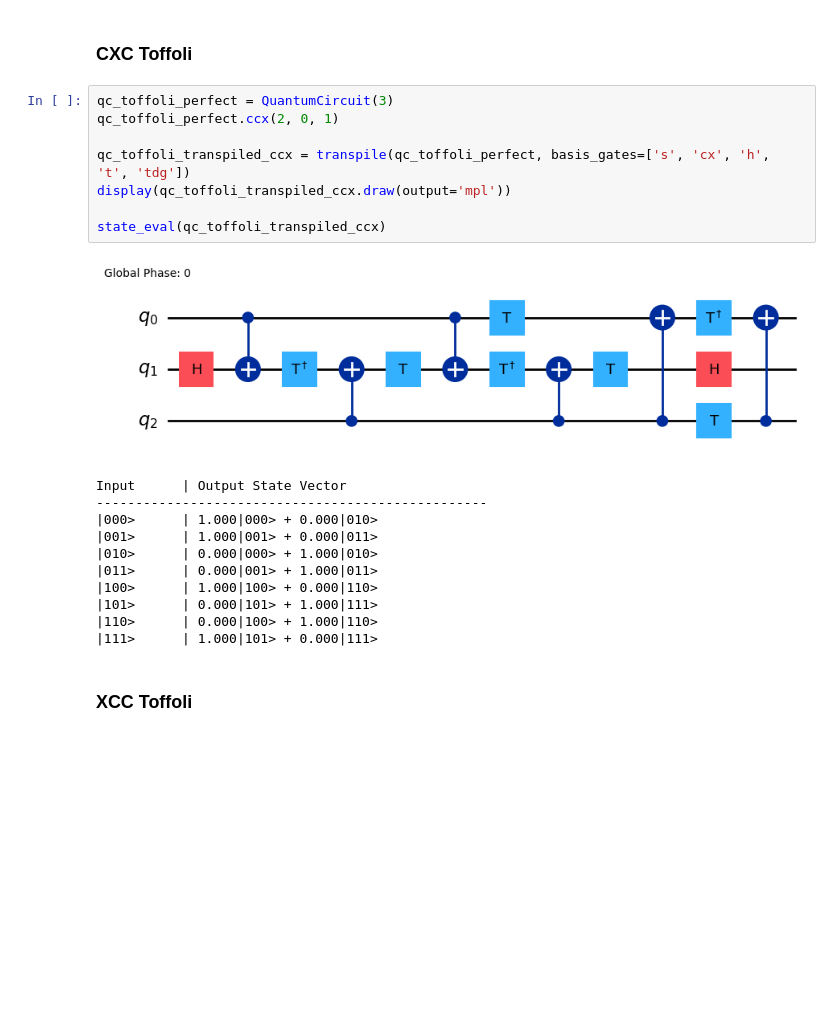
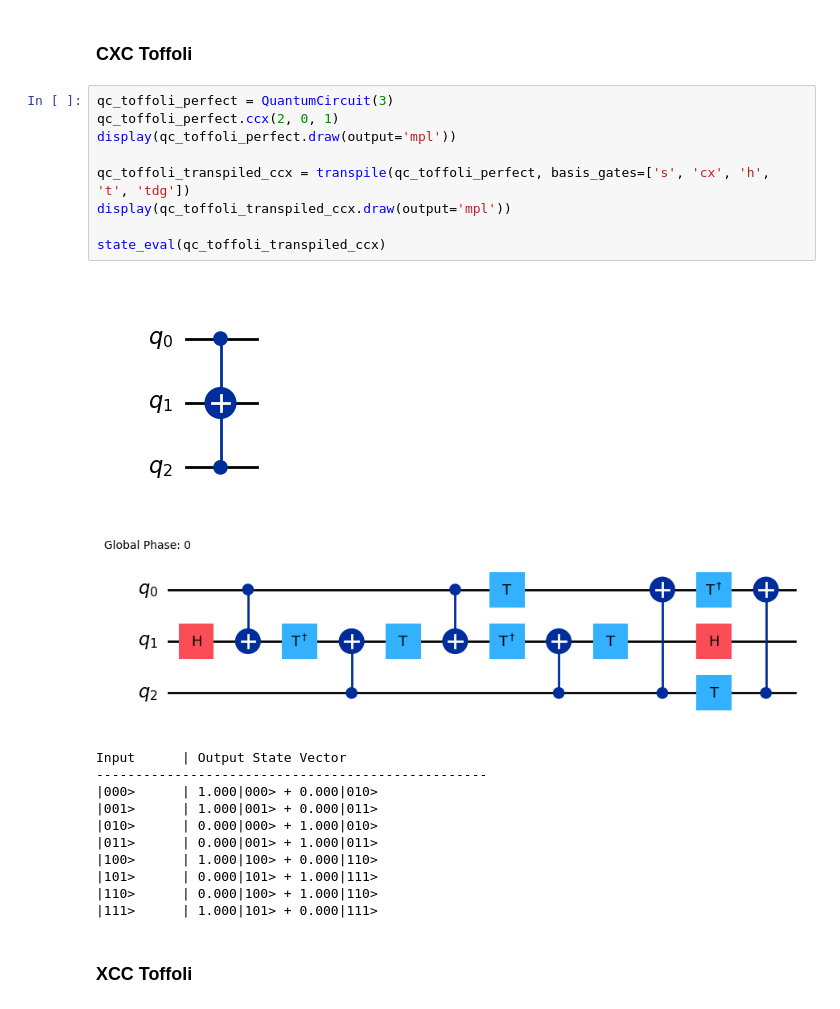
Before and after one commit to vpjuguilon/Physics-305-Quantum-Information, a Jupyter notebook: toffoli.ipynb, the cells around one changed output. Drawn from its saved outputs; the diff is of its cells as text; blank space fills up the shorter version.

```diff
--- a/toffoli.ipynb
+++ b/toffoli.ipynb
@@ -121,13 +123,15 @@ Input      | Output State Vector
 # %%
 qc_toffoli_perfect = QuantumCircuit(3)
 qc_toffoli_perfect.ccx(2, 0, 1)
+display(qc_toffoli_perfect.draw(output='mpl'))
 
 qc_toffoli_transpiled_ccx = transpile(qc_toffoli_perfect, basis_gates=['s', 'cx', 'h', 't', 'tdg'])
 display(qc_toffoli_transpiled_ccx.draw(output='mpl'))
 
 state_eval(qc_toffoli_transpiled_ccx)
 # %% [output]
-[figure, old version]
+[figure, new version]
+[figure, added]
 Input      | Output State Vector
 --------------------------------------------------
 |000>      | 1.000|000> + 0.000|010>
```
Also changed, not shown: parts of 2 cells of this notebook, 1 other file.
